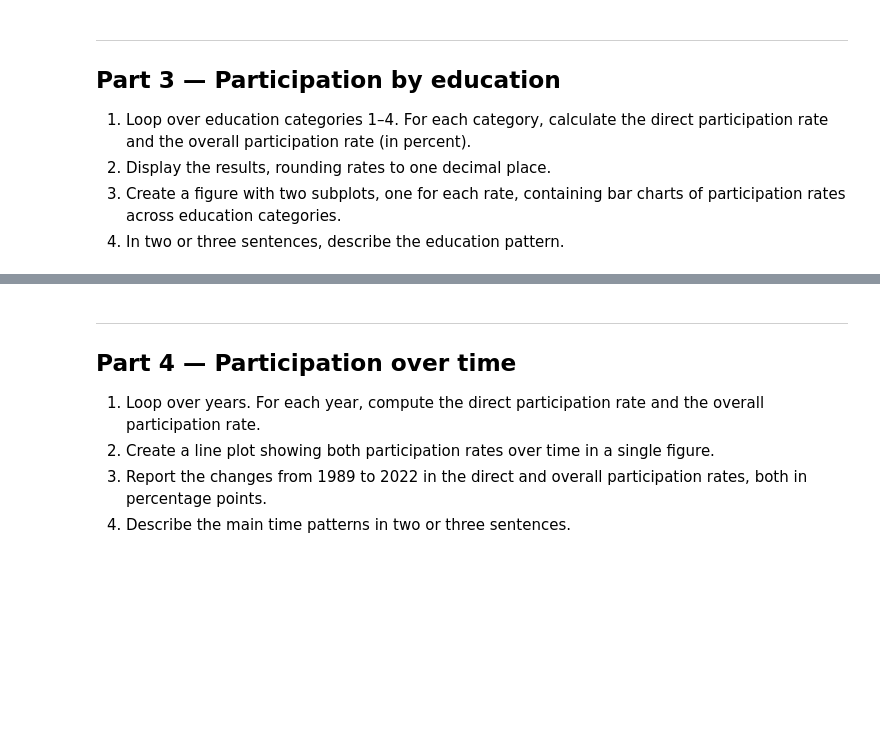
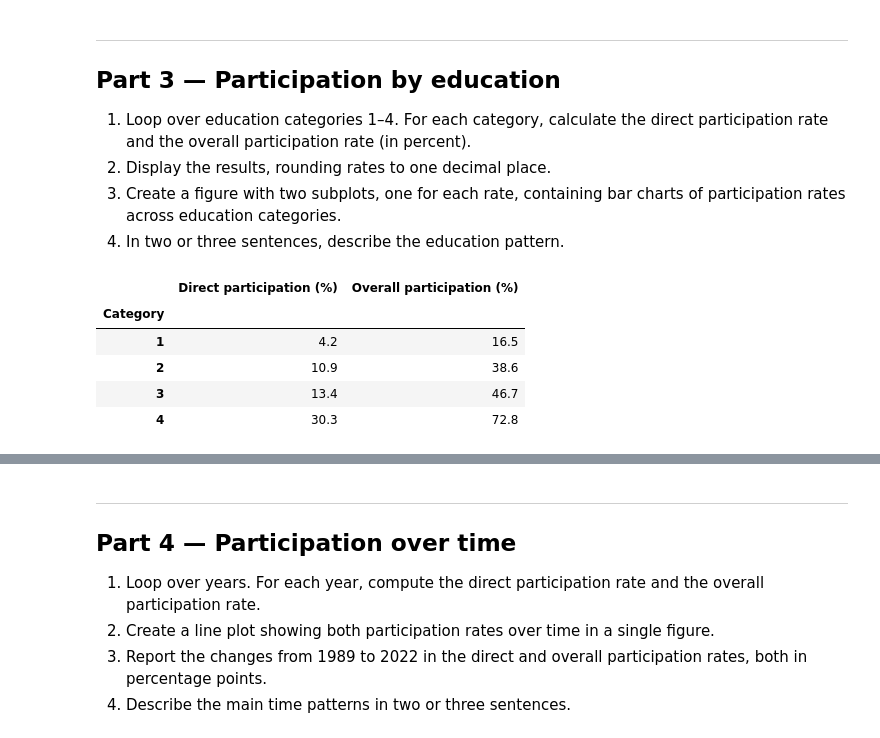
Before and after one commit to falkfrydenlund-creator/TECH2-Assignment3-FF, a Jupyter notebook: assignment3.ipynb, the cells around one changed output, grey strips where cells are left out. Drawn from its saved outputs; the diff is of its cells as text; code cells hidden in the pictures; blank space fills up the shorter version.

```diff
--- a/assignment3.ipynb
+++ b/assignment3.ipynb
@@ -204,3 +204,26 @@ Rate of overall participation: 48.1%
 3. Create a figure with two subplots, one for each rate, containing bar charts
    of participation rates across education categories.
 4. In two or three sentences, describe the education pattern.
+# %%
+categories = [1,2,3,4]
+educdirect = []
+educoverall = []
+
+for cat in categories:
+    cathh = data[data['educ'] == cat]
+    educdirect.append(participation_rate(cathh['direct']))
+    educoverall.append(participation_rate(cathh['overall']))
+
+results = pd.DataFrame({'Category' : categories,
+                        'Direct participation (%)' : educdirect,
+                        'Overall participation (%)' : educoverall
+                        }).round(1)
+
+results.set_index('Category')
+# %% [output]
+|  | Direct participation (%) | Overall participation (%) |
+| Category |  |  |
+| 1 | 4.2 | 16.5 |
+| 2 | 10.9 | 38.6 |
+| 3 | 13.4 | 46.7 |
+| 4 | 30.3 | 72.8 |
```
Also changed, not shown: parts of 2 cells of this notebook.
